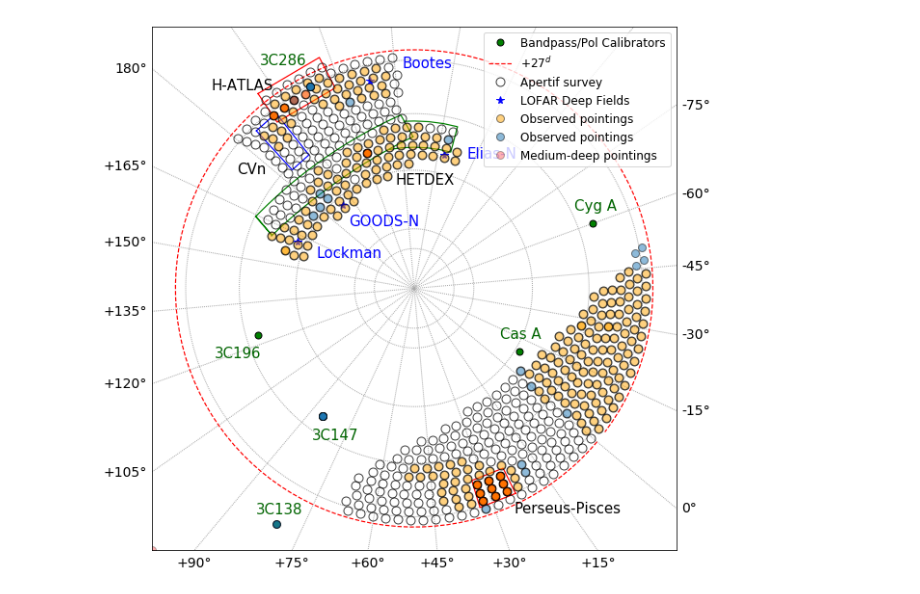
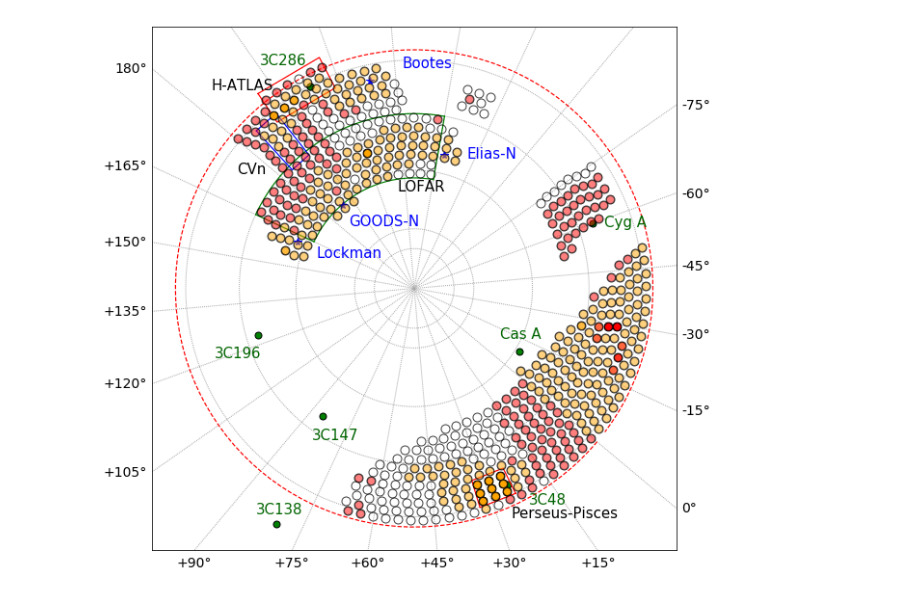
Before and after one commit to kmhess/apersched, a Jupyter notebook: footprint_check.ipynb, the cells around one changed output. Drawn from its saved outputs; the diff is of its cells as text; code cells hidden in the pictures.

Commit message:
Update observed/scheduled pointings all_sched.csv & check_footprint.ipynb

```diff
--- a/footprint_check.ipynb
+++ b/footprint_check.ipynb
@@ -108,9 +125,3 @@ survey=Table.read('ancillary_data/all_pointings.v7.18jun20.txt',format='ascii.fi
 # %%
 survey_coord=SkyCoord(survey['hmsdms'][(survey['label'] == 's') | (survey['label'] == 'm') | (survey['label'] == 'l')])
 mds_coord=SkyCoord(survey['hmsdms'][(survey['label'] == 'm') | (survey['label'] == 'l') | (survey['label'] == 'o')])
-# %%
-sched_av=Table.read('ancillary_data/apertif_v11.06jan21.txt',format='ascii.fixed_width')
-sched_coord_av=SkyCoord(ra=sched_av['ra'],dec=sched_av['dec'],unit=[u.hour,u.deg])
-
-sched_now=Table.read('imaging_210106.csv')
-sched_coord_now=SkyCoord(ra=sched_now['ra'],dec=sched_now['dec'],unit=[u.hour,u.deg])
@@ -116,0 +160,4 @@ sched_coord_now=SkyCoord(ra=sched_now['ra'],dec=sched_now['dec'],unit=[u.hour,u.
+# %%
+final=Table.read('imaging_201215_cyga_22h_final.csv',data_start=0,names=['name','ra','ha','dec','date1','time1','date2','time2','interval','type','beam','dunno','dunno2','bw','ctrfreq','file'])
+final_coord=SkyCoord(ra=final['ra'],dec=final['dec'],unit=[u.hour,u.deg])
+final[0:1]#,final_coord[0:1]
@@ -117,39 +169,46 @@ sched_coord_now=SkyCoord(ra=sched_now['ra'],dec=sched_now['dec'],unit=[u.hour,u.
 # %%
 plt.figure(figsize=[10,10])
 m=plotEverything()
-#xpt,ypt=m(sched_coord_av.ra.deg,sched_coord_av.dec.deg)
-#m.plot(xpt,ypt,'o',markersize=9,alpha=0.75,label='Apertif survey',mfc='none', markeredgecolor='black',lw=2)
+xpt,ypt=m(sched_coord_av.ra.deg,sched_coord_av.dec.deg)
+m.plot(xpt,ypt,'o',markersize=9,alpha=0.75,label='Apertif survey',mfc='none', markeredgecolor='black')
 
-xpt,ypt=m(survey_coord.ra.deg,survey_coord.dec.deg)
-m.plot(xpt,ypt,'o',markersize=9,alpha=0.75,label='Apertif survey',mfc='none', markeredgecolor='black')
+# xpt,ypt=m(survey_coord.ra.deg,survey_coord.dec.deg)
+# m.plot(xpt,ypt,'o',markersize=9,alpha=0.75,label='Apertif survey',mfc='none', markeredgecolor='black')
 
 xpt,ypt=m(lofar_coord.ra.deg,lofar_coord.dec.deg)
 m.plot(xpt,ypt,'o',markersize=8,alpha=1.0,label='LOFAR Deep Fields',color='blue', marker='*')
 
 xpt,ypt=m(sched_coord.ra.deg,sched_coord.dec.deg)
-m.plot(xpt,ypt,'o',markersize=8,alpha=0.5,label='Observed pointings',mfc='orange', markeredgecolor='black')
+m.plot(xpt,ypt,'o',markersize=8,alpha=0.5,label='Observed ptgs',mfc='orange', markeredgecolor='black')
 # m.plot(-100,-100,'o',markersize=8,alpha=0.5,label='Observed pointings',mfc='orange', markeredgecolor='black')
 
-# this weeks schedule:
-xpt,ypt=m(sched_coord_now.ra.deg,sched_coord_now.dec.deg)
-m.plot(xpt,ypt,'o',markersize=8,alpha=0.5,label='Observed pointings',mfc='C0', markeredgecolor='black')
+xpt,ypt=m(final_coord.ra.deg,final_coord.dec.deg)
+m.plot(xpt,ypt,'o',markersize=8,alpha=0.5,label='Observed ptgs',mfc='red', markeredgecolor='black')
+
+# other possibilities:
+# xpt,ypt=m(perseus.ra.deg,perseus.dec.deg)
+# m.plot(xpt,ypt,'o',markersize=8,alpha=0.5,label='Observed ptgs',mfc='k', markeredgecolor='black')
+# xpt,ypt=m(wings_coords.ra.deg,wings_coords.dec.deg)
+# m.plot(xpt,ypt,'o',markersize=8,alpha=0.5,label='Observed ptgs',mfc='k', markeredgecolor='black')
 
 ### Highlight MDS in red if you want:
-xpt,ypt=m(mds_coord.ra.deg,mds_coord.dec.deg)
-m.plot(xpt,ypt,'o',markersize=8,alpha=0.3,label='Medium-deep pointings',mfc='red', markeredgecolor='black')
-m.plot(-100,-100,'o',markersize=8,alpha=0.3,mfc='red', markeredgecolor='black') #medium deep
+# xpt,ypt=m(mds_coord.ra.deg,mds_coord.dec.deg)
+# m.plot(xpt,ypt,'o',markersize=8,alpha=0.3,label='Medium-deep ptgs',mfc='red', markeredgecolor='black')
+# m.plot(-100,-100,'o',markersize=8,alpha=0.3,mfc='red', markeredgecolor='black') #medium deep
 
-plt.legend(loc=1, fontsize='large')
-textlabel=['H-ATLAS','CVn','HETDEX','Perseus-Pisces']
+# plt.legend(loc=1, fontsize='large')
 # plt.legend(loc=1, fontsize='large', framealpha=1.0, bbox_to_anchor=(1.25, 1.00))
-xlab,ylab=m([184.5,173,220,26],[13,35,63,25])
+# textlabel=['H-ATLAS','CVn','HETDEX','Perseus-Pisces']
+# xlab,ylab=m([184.5,173,220,27],[13,35,63,24])
+textlabel=['H-ATLAS','CVn','LOFAR','Perseus-Pisces']
+xlab,ylab=m([184.5,173,220,27],[13,35,65,24])
 for i in range(len(xlab)): plt.text(xlab[i],ylab[i],s=textlabel[i],fontsize=15)
-textlabel=['3C147','3C138','3C196','3C286','Cyg A', 'Cas A']
-xlab,ylab=m([84,85,121,195.5,294,350],[43,16,35,17,44,65])
+textlabel=['3C147','3C138','3C196','3C286','Cyg A', 'Cas A', '3C48']
+xlab,ylab=m([84,85,121,195.5,302,350,22,],[43,16,35,17,38,65,25.5])
 for i in range(len(xlab)): plt.text(xlab[i],ylab[i],s=textlabel[i],fontsize=15,color='darkgreen')
 textlabel = ['Elias-N','GOODS-N','Bootes','Lockman']
-xlab,ylab = m([252,184,227,158],[54,67,32,64])
+xlab,ylab = m([252,184,227,158,],[54,67,32,64])
 for i in range(len(xlab)): plt.text(xlab[i],ylab[i],s=textlabel[i],fontsize=15,color='blue')
-plt.savefig('./observed.06Jan21_plan.png',dpi=150,bbox_inches='tight')
+plt.savefig('./observed_cyga_22h_final.2feb20.png',dpi=150,bbox_inches='tight')
 # %% [output]
-[figure, old version]
+[figure, new version]
```
Also changed, not shown: parts of 10 cells of this notebook, 1 other file.
